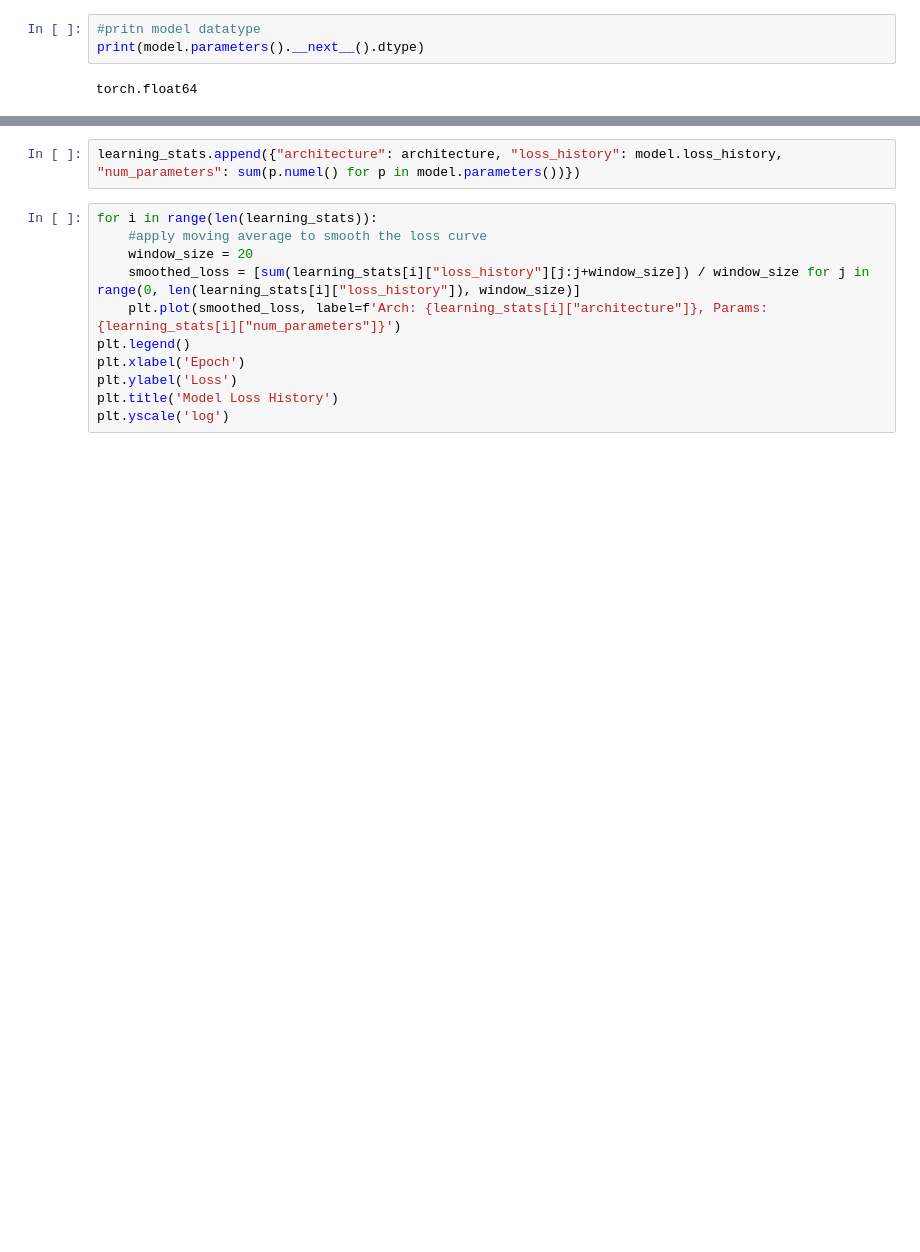
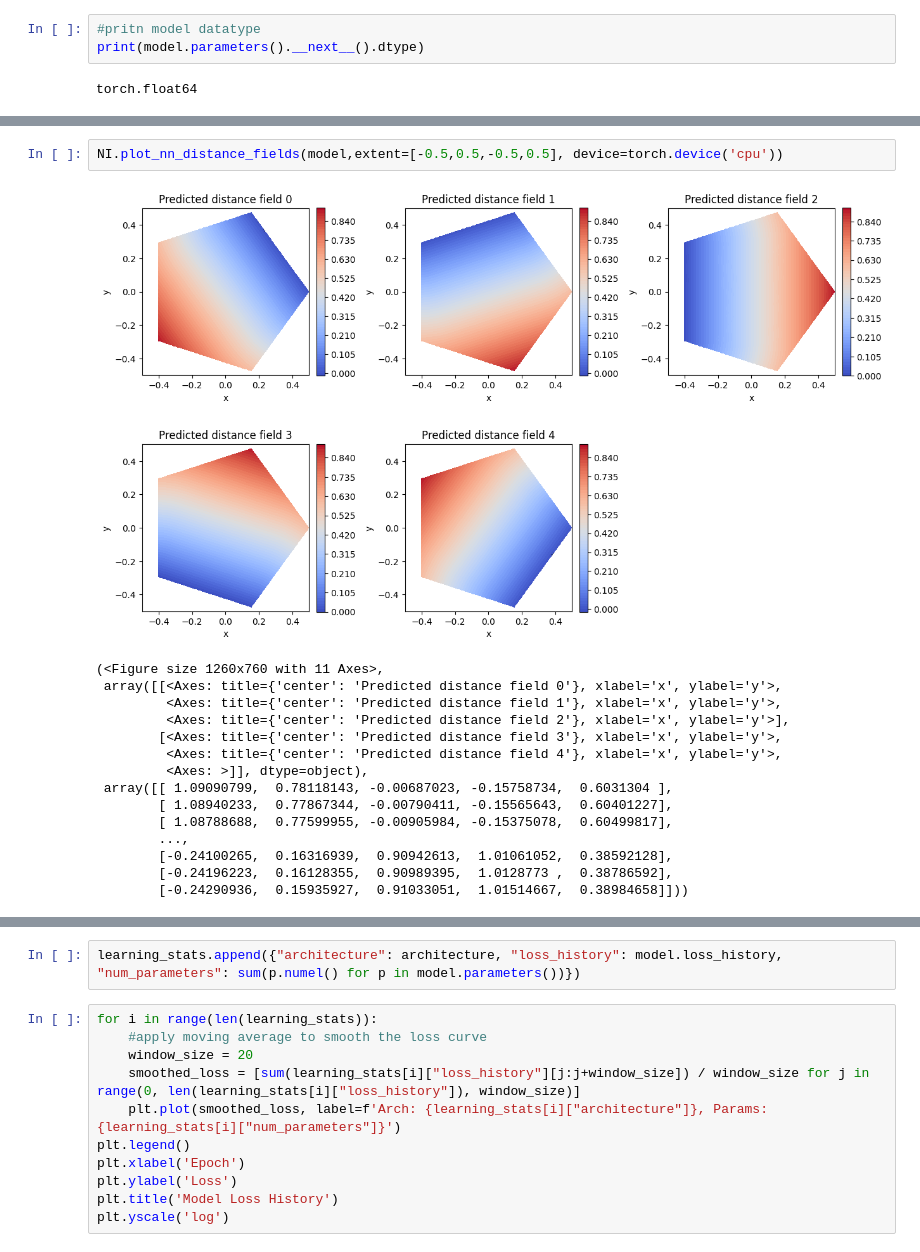
Before and after one commit to csgellert/NeuralIGA, a Jupyter notebook: Neural-Distance-Fields/MSSDF.ipynb, the cells around one changed output, grey strips where cells are left out. Cells and saved outputs as stored; diff of their text form; blank space fills up the shorter version.

```diff
--- a/Neural-Distance-Fields/MSSDF.ipynb
+++ b/Neural-Distance-Fields/MSSDF.ipynb
@@ -151,0 +247,18 @@ NI.plot_local_per_side_gradient_error(model, extent=[-0.5,0.5,-0.5,0.5], device=
+# %%
+NI.plot_nn_distance_fields(model,extent=[-0.5,0.5,-0.5,0.5], device=torch.device('cpu'))
+# %% [output]
+[figure, added]
+(<Figure size 1260x760 with 11 Axes>,
+ array([[<Axes: title={'center': 'Predicted distance field 0'}, xlabel='x', ylabel='y'>,
+         <Axes: title={'center': 'Predicted distance field 1'}, xlabel='x', ylabel='y'>,
+         <Axes: title={'center': 'Predicted distance field 2'}, xlabel='x', ylabel='y'>],
+        [<Axes: title={'center': 'Predicted distance field 3'}, xlabel='x', ylabel='y'>,
+         <Axes: title={'center': 'Predicted distance field 4'}, xlabel='x', ylabel='y'>,
+         <Axes: >]], dtype=object),
+ array([[ 1.09090799,  0.78118143, -0.00687023, -0.15758734,  0.6031304 ],
+        [ 1.08940233,  0.77867344, -0.00790411, -0.15565643,  0.60401227],
+        [ 1.08788688,  0.77599955, -0.00905984, -0.15375078,  0.60499817],
+        ...,
+        [-0.24100265,  0.16316939,  0.90942613,  1.01061052,  0.38592128],
+        [-0.24196223,  0.16128355,  0.90989395,  1.0128773 ,  0.38786592],
+        [-0.24290936,  0.15935927,  0.91033051,  1.01514667,  0.38984658]]))
```
Also changed, not shown: parts of 19 cells of this notebook, 2 other files.
